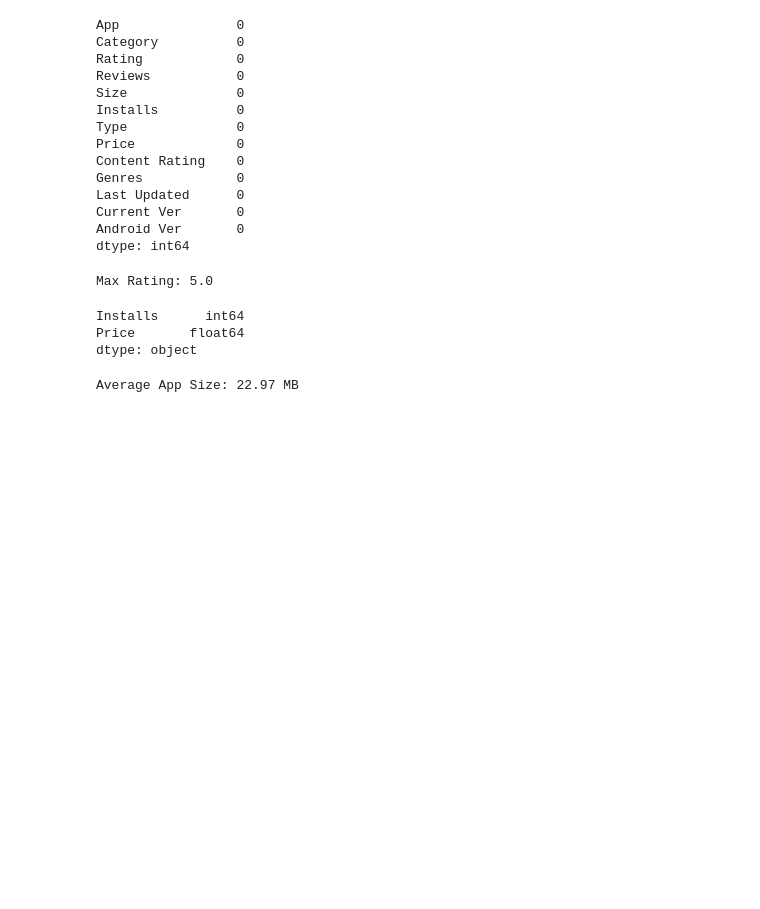
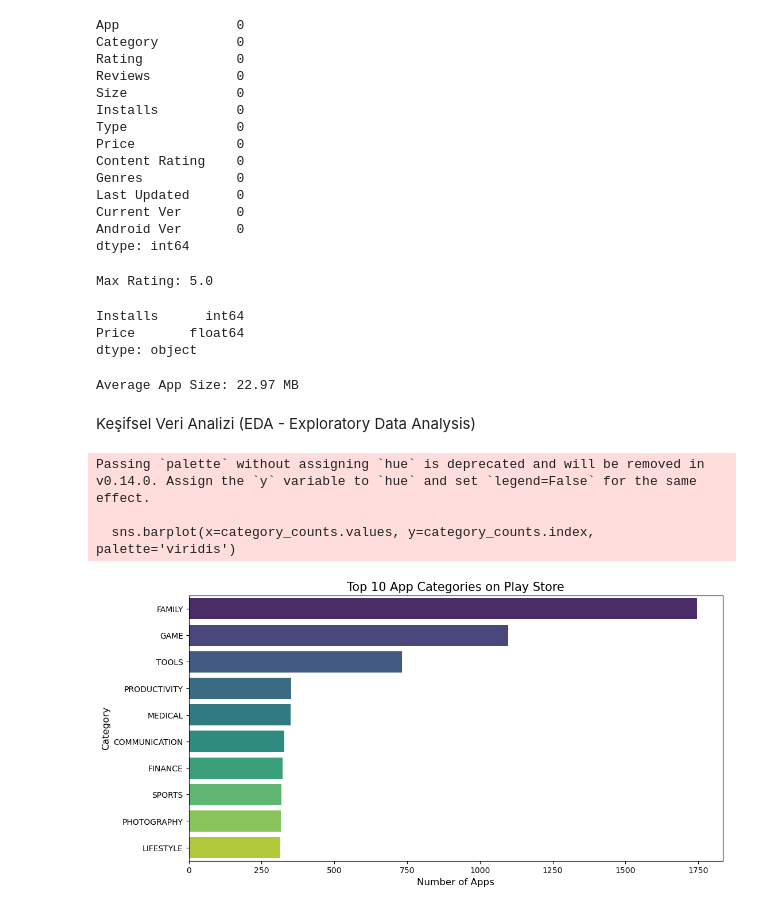
Before and after one commit to seymanurbakla/google-play-store-analysis, a Jupyter notebook: analysis.ipynb, the cells around one changed output. Saved outputs shown, nothing was run; the diff lists cells and outputs as text; code cells hidden in the pictures; blank space fills up the shorter version.

Commit message:
Plot: Analyze app categories and compare ratings of free vs paid apps

```diff
--- a/analysis.ipynb
+++ b/analysis.ipynb
@@ -119,3 +119,27 @@ df['Size'] = df['Size'].apply(convert_size)
 print(f"Average App Size: {df['Size'].mean():.2f} MB")
 # %% [output]
 Average App Size: 22.97 MB
+# %% [markdown]
+Keşifsel Veri Analizi (EDA - Exploratory Data Analysis)
+# %%
+# Kategorilere göre uygulama sayısı hesaplama
+category_counts = df['Category'].value_counts().head(10) # En popüler 10 kategoriyi al
+
+# Görselleştirme için figür boyutunu ayarlama
+plt.figure(figsize=(12, 6))
+
+# Seaborn ile bar plot çizimi
+sns.barplot(x=category_counts.values, y=category_counts.index, palette='viridis')
+
+# Başlık ve etiketleri ekleme
+plt.title('Top 10 App Categories on Play Store', fontsize=15)
+plt.xlabel('Number of Apps', fontsize=12)
+plt.ylabel('Category', fontsize=12)
+
+# Grafiği gösterimi
+plt.show()
+# %% [output]
+Passing `palette` without assigning `hue` is deprecated and will be removed in v0.14.0. Assign the `y` variable to `hue` and set `legend=False` for the same effect.
+
+  sns.barplot(x=category_counts.values, y=category_counts.index, palette='viridis')
+[figure, added]
```
Also changed, not shown: parts of 1 cell of this notebook.
